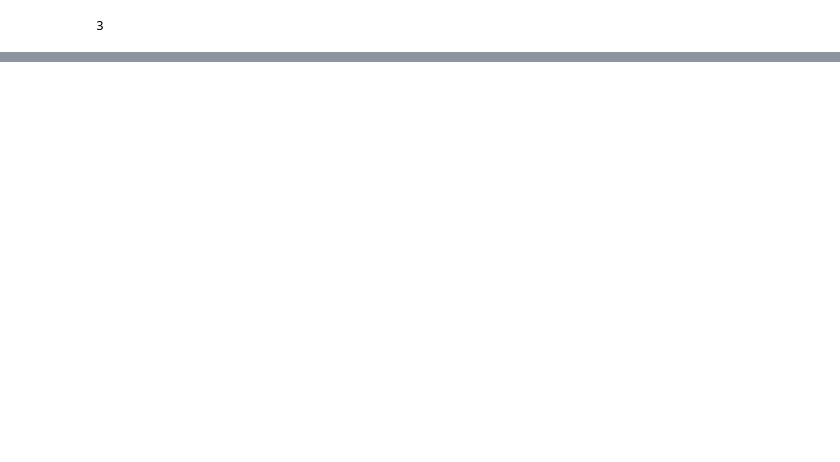
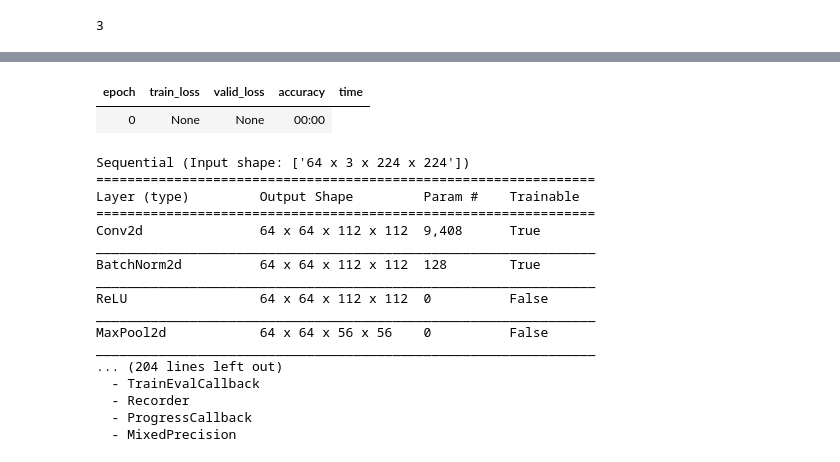
Before and after one commit to Aravinda89/multi_label_classification, a Jupyter notebook: ImageWoof_cross_validation.ipynb, the cells around one changed output, grey strips where cells are left out. Drawn from its saved outputs; the diff is of its cells as text; code cells hidden in the pictures; blank space fills up the shorter version.

```diff
--- a/ImageWoof_cross_validation.ipynb
+++ b/ImageWoof_cross_validation.ipynb
@@ -141,2 +141,24 @@ dls[2].show_batch()
 # %%
 learn = cnn_learner(dls, resnet34, pretrained=False, metrics=accuracy).to_fp16()
+# %%
+learn.summary()
+# %% [output]
+| epoch | train_loss | valid_loss | accuracy | time |
+| 0 | None | None | 00:00 |
+Sequential (Input shape: ['64 x 3 x 224 x 224'])
+================================================================
+Layer (type)         Output Shape         Param #    Trainable
+================================================================
+Conv2d               64 x 64 x 112 x 112  9,408      True
+________________________________________________________________
+BatchNorm2d          64 x 64 x 112 x 112  128        True
+________________________________________________________________
+ReLU                 64 x 64 x 112 x 112  0          False
+________________________________________________________________
+MaxPool2d            64 x 64 x 56 x 56    0          False
+________________________________________________________________
+... (204 lines left out)
+  - TrainEvalCallback
+  - Recorder
+  - ProgressCallback
+  - MixedPrecision
```
Also changed, not shown: parts of 8 cells of this notebook.
